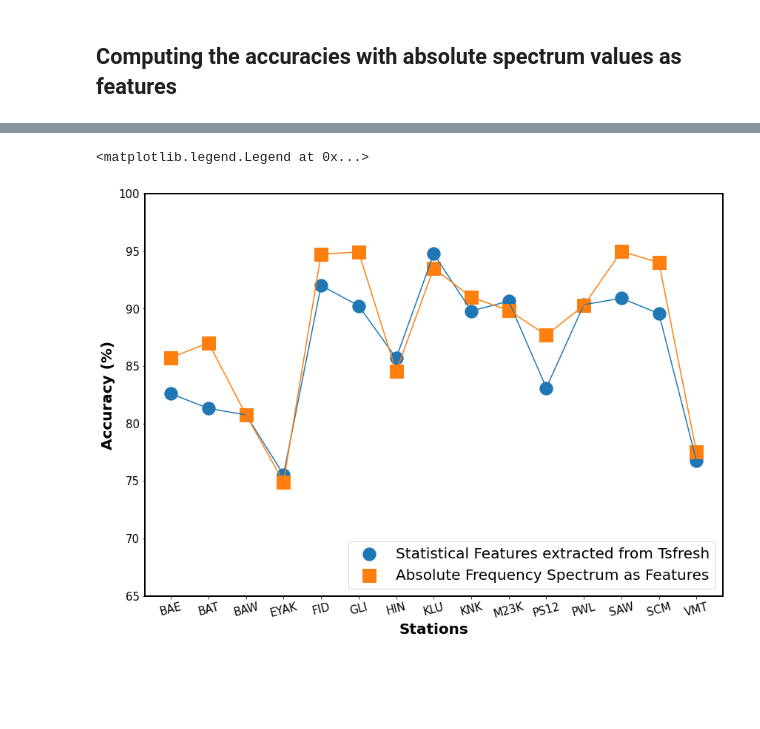
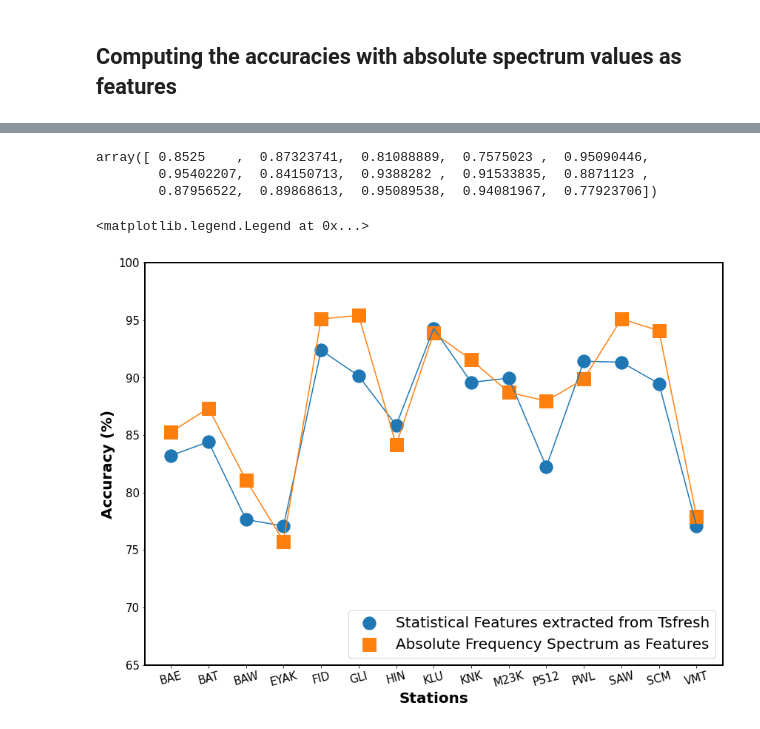
Before and after one commit to Akashkharita/Kharita_et_al_2024_Icequakes, a Jupyter notebook: AK_Tsfresh_vs_AFS_features.ipynb, the cells around one changed output, grey strips where cells are left out. Drawn from its saved outputs; the diff is of its cells as text; code cells hidden in the pictures; blank space fills up the shorter version.

```diff
--- a/AK_Tsfresh_vs_AFS_features.ipynb
+++ b/AK_Tsfresh_vs_AFS_features.ipynb
@@ -111,7 +111,7 @@ def load_dataset_spectrum(station, l=0, freq_band = None):
 
 def forest_test(X, Y, n_estimators= 50):
     X_Train, X_Test, Y_Train, Y_Test = train_test_split(X, Y,
-                                                        test_size = 0.30,
+                                                        test_size = 0.20,
                                                         random_state = 101)
     #X_train_fs, X_test_fs, fs = select_features(X_Train, Y_Train, X_Test)
 
@@ -119,11 +119,11 @@ def forest_test(X, Y, n_estimators= 50):
     trainedforest = RandomForestClassifier(n_estimators=n_estimators).fit(X_Train,Y_Train)
     dur = time.process_time() - start
     predictionforest = trainedforest.predict(X_Test)
-    print(confusion_matrix(Y_Test,predictionforest))
-    print(classification_report(Y_Test,predictionforest))
+    #print(confusion_matrix(Y_Test,predictionforest))
+    #print(classification_report(Y_Test,predictionforest))
     acc = accuracy_score(Y_Test, predictionforest)
 
-    return acc, dur
+    return acc
 # %%
 def load_dataset_tsfresh(station, l=0):
     X1 = []
@@ -343,14 +226,21 @@ weighted avg       0.91      0.90      0.90      1231
+# %%
+Acc_tsfresh = np.array(Acc_tsfresh)
+accuracy_tsfresh = np.mean(Acc_tsfresh, axis=0)
 # %% [markdown]
 ## Computing the accuracies with absolute spectrum values as features
 # %%
 starttime = time.time()
-acc_spectrum = []
-for i in tqdm(range(len(stations))):
-    X = np.loadtxt("/home/aakash/Desktop/Reference_Papers/Icequakes_Vs_Tectonicquakes/spectrum_features/"+stations[i]+".txt")
-    y = np.loadtxt("/home/aakash/Desktop/Reference_Papers/Icequakes_Vs_Tectonicquakes/spectrum_features/"+stations[i]+"_labels.txt")
-#    X = np.reshape(X[~np.isnan(X)],[len(y),round(np.shape(X[~np.isnan(X)])[0]/len(y))])  # Assuming each row contains equal number of NaN values
-#    X = np.delete(X, np.unique(np.where(np.isnan(X))[1]), axis=1)
-    acc_spectrum.append(forest_test(X,y))
+Acc_spectrum = []
+for j in tqdm(range(50)):
+    acc_spectrum = []
+    for i in range(len(stations)):
+        X = np.loadtxt("/home/aakash/Desktop/Reference_Papers/Icequakes_Vs_Tectonicquakes/spectrum_features/"+stations[i]+".txt")
+        y = np.loadtxt("/home/aakash/Desktop/Reference_Papers/Icequakes_Vs_Tectonicquakes/spectrum_features/"+stations[i]+"_labels.txt")
+    #    X = np.reshape(X[~np.isnan(X)],[len(y),round(np.shape(X[~np.isnan(X)])[0]/len(y))])  # Assuming each row contains equal number of NaN values
+    #    X = np.delete(X, np.unique(np.where(np.isnan(X))[1]), axis=1)
+        acc_spectrum.append(forest_test(X,y))
+
+    Acc_spectrum.append(acc_spectrum)
 endtime = time.time()
 
 print("Total time taken:", endtime-starttime)
@@ -479,23 +269,32 @@ weighted avg       0.90      0.90      0.90      1233
+# %%
+Acc_spectrum = np.array(Acc_spectrum)
+accuracy_spectrum = np.mean(Acc_spectrum, axis=0)
+# %%
+accuracy_spectrum
+# %% [output]
+array([ 0.8525    ,  0.87323741,  0.81088889,  0.7575023 ,  0.95090446,
+        0.95402207,  0.84150713,  0.9388282 ,  0.91533835,  0.8871123 ,
+        0.87956522,  0.89868613,  0.95089538,  0.94081967,  0.77923706])
 # %%
 plt.rcParams['axes.linewidth'] = 2
 fig, ax = plt.subplots(1,1,figsize=[14,10])
 x = np.arange(15)
 
 ax.tick_params(axis='both', which='major', labelsize=15)
-ax.scatter(x, np.array(acc_tsfresh)[:,0]*100, s=300, label='Statistical Features extracted from Tsfresh')
-ax.plot(x, np.array(acc_tsfresh)[:,0]*100)
+ax.scatter(x, np.array(accuracy_tsfresh)*100, s=300, label='Statistical Features extracted from Tsfresh')
+ax.plot(x, np.array(accuracy_tsfresh)*100)
 
-ax.scatter(x, np.array(acc_spectrum)[:,0]*100, s=300, marker='s', label='Absolute Frequency Spectrum as Features')
-ax.plot(x, np.array(acc_spectrum)[:,0]*100)
+ax.scatter(x, np.array(accuracy_spectrum)*100, s=300, marker='s', label='Absolute Frequency Spectrum as Features')
+ax.plot(x, np.array(accuracy_spectrum)*100)
 
 
 ax.set_ylim(65, 100)
 ax.set_xlabel('Stations', fontsize=20, weight='bold')
 ax.set_ylabel('Accuracy (%)', fontsize=20, weight='bold')
 ax.set_xticks(x)
 ax.tick_params(axis='both', which='major', labelsize=15)
 ax.set_xticklabels(labels=stations, rotation=15, size=15)
 ax.legend(loc = 'lower right', ncol=1, fontsize=20)
 # %% [output]
 <matplotlib.legend.Legend at 0x...>
-[figure, old version]
+[figure, new version]
```
Also changed, not shown: parts of 4 cells of this notebook.
